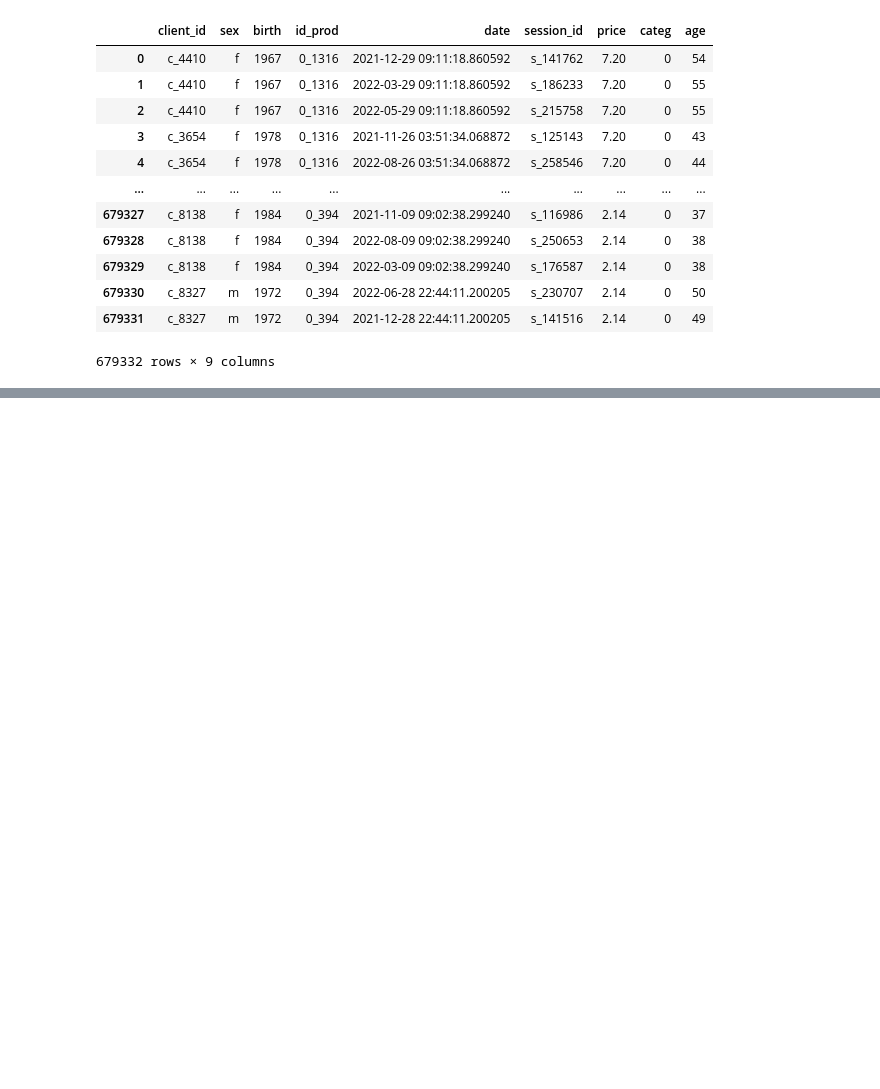
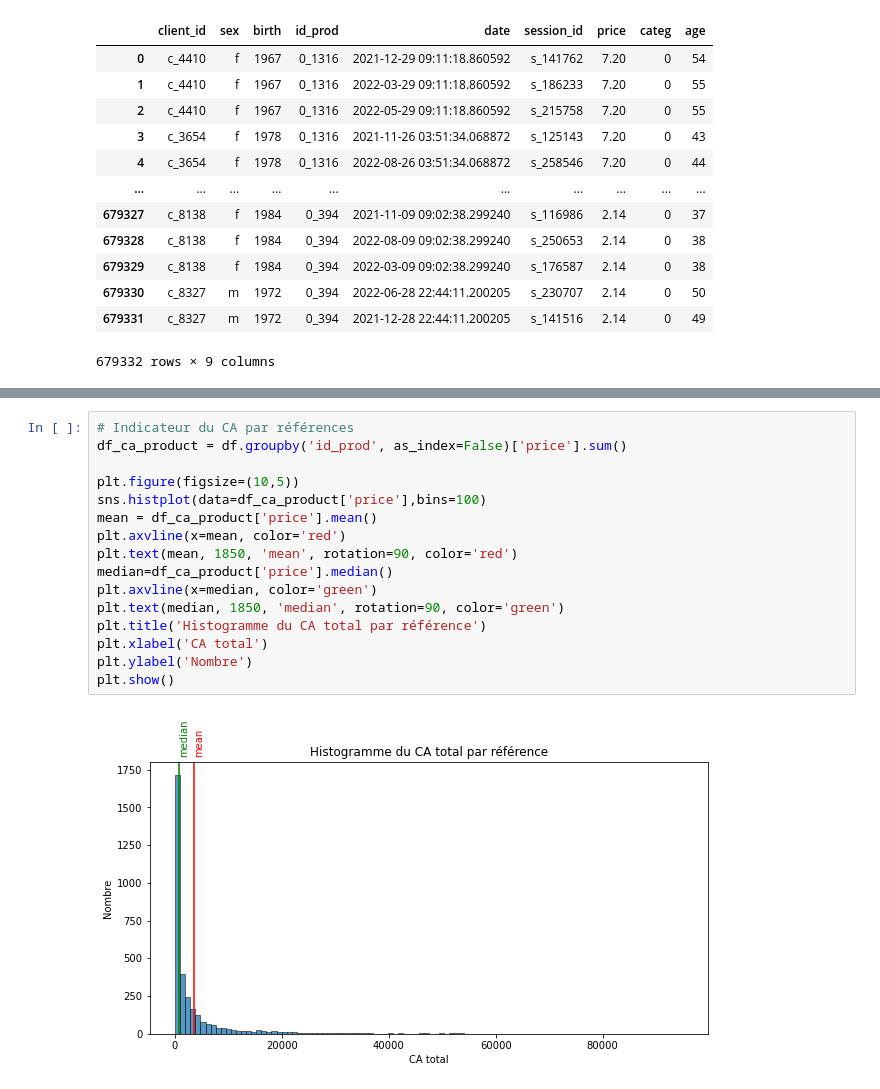
Before and after one commit to Drcadin/Bookshop_analysis, a Jupyter notebook: Bookshop_seles_analysis.ipynb, the cells around one changed output, grey strips where cells are left out. Drawn from its saved outputs; the diff is of its cells as text; blank space fills up the shorter version.

```diff
--- a/Bookshop_seles_analysis.ipynb
+++ b/Bookshop_seles_analysis.ipynb
@@ -430,0 +524,18 @@ dtype: object
+# %%
+# Indicateur du CA par références
+df_ca_product = df.groupby('id_prod', as_index=False)['price'].sum()
+
+plt.figure(figsize=(10,5))
+sns.histplot(data=df_ca_product['price'],bins=100)
+mean = df_ca_product['price'].mean()
+plt.axvline(x=mean, color='red')
+plt.text(mean, 1850, 'mean', rotation=90, color='red')
+median=df_ca_product['price'].median()
+plt.axvline(x=median, color='green')
+plt.text(median, 1850, 'median', rotation=90, color='green')
+plt.title('Histogramme du CA total par référence')
+plt.xlabel('CA total')
+plt.ylabel('Nombre')
+plt.show()
+# %% [output]
+[figure, added]
```
Also changed, not shown: parts of 75 cells of this notebook.
